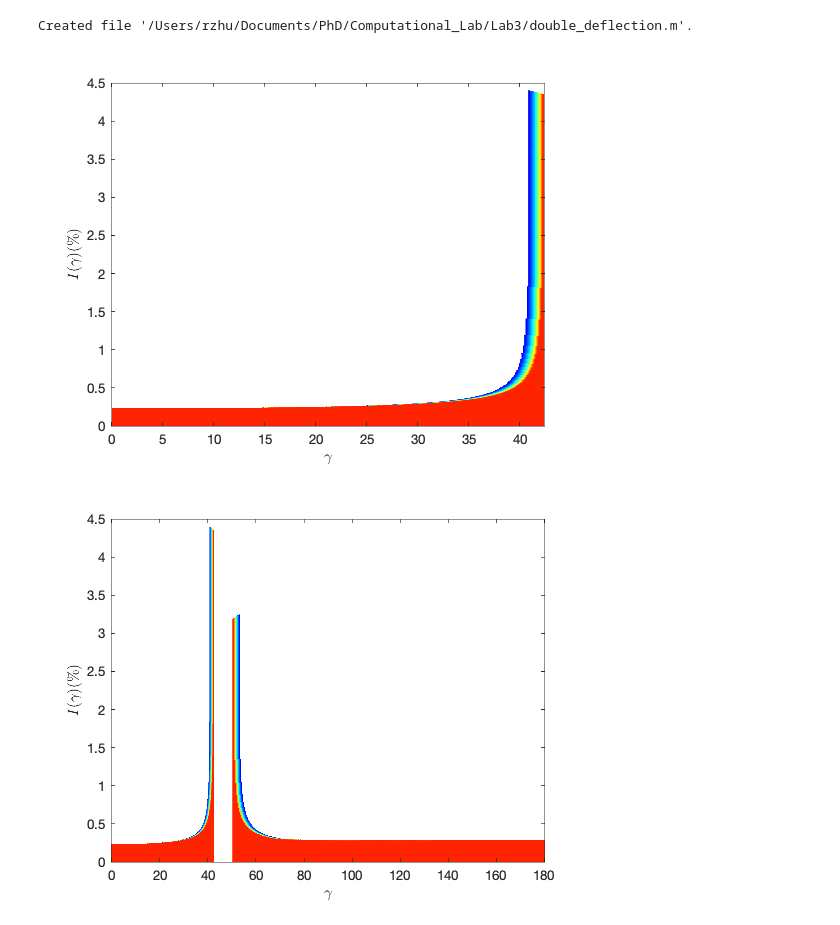
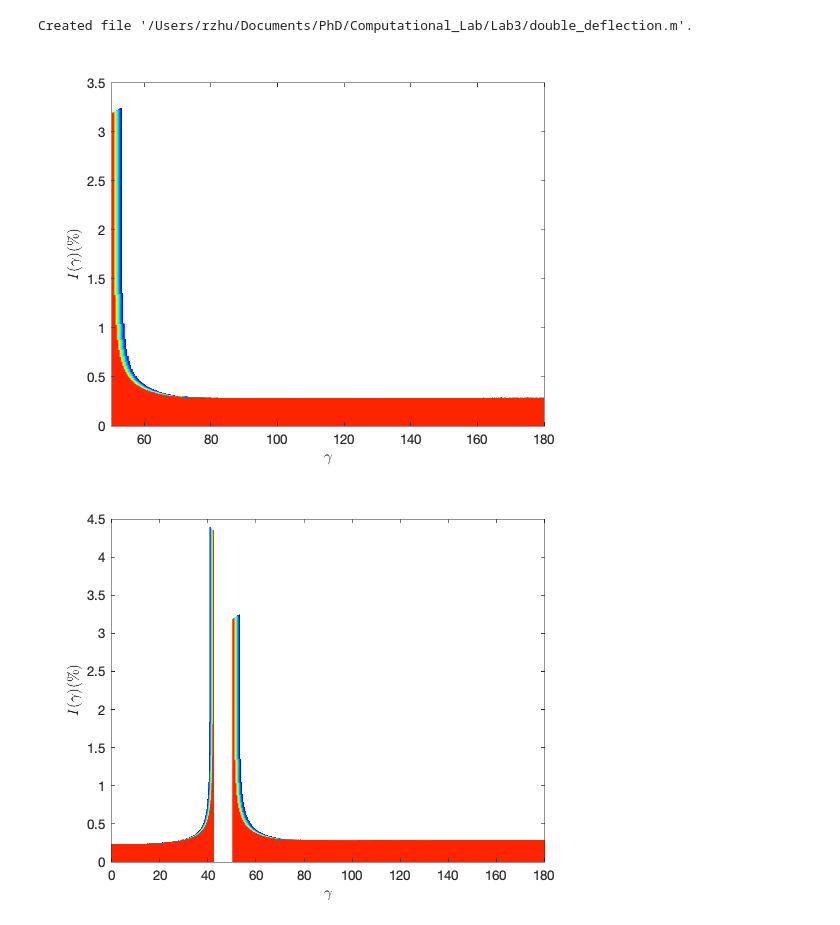
Before and after one commit to rzhu40/Computational_Lab, a Jupyter notebook: Lab3/Lab3.ipynb, the cells around one changed output. Cells and saved outputs as stored; diff of their text form; code cells hidden in the pictures.

```diff
--- a/Lab3/Lab3.ipynb
+++ b/Lab3/Lab3.ipynb
@@ -152,19 +152,19 @@ Created file '/Users/rzhu/Documents/PhD/Computational_Lab/Lab3/double_deflection
 # %%
 Rdrop = 1;
 lams = linspace(425, 650, 32);
 y = linspace(0, Rdrop, 10^5);
 
 for i = 1:length(lams)
     rgb = rainbow_ct(lams(i));
-    gamma = calculate_deflection(y, lams(i), Rdrop);
+    gamma = double_deflection(y, lams(i), Rdrop);
     [counts bin_loc] = hist(gamma, sqrt(length(gamma)));
     bar(bin_loc, counts/10^5*100, 'FaceColor', rgb, 'EdgeColor', rgb);
     hold on
 end
 xlabel('$\gamma$', 'interpreter', 'latex')
 ylabel('$I(\gamma) (\%)$', 'interpreter', 'latex')
 # %% [output]
-[figure, old version]
+[figure, new version]
 # %%
 Rdrop = 1;
 lams = linspace(425, 650, 32);
```
